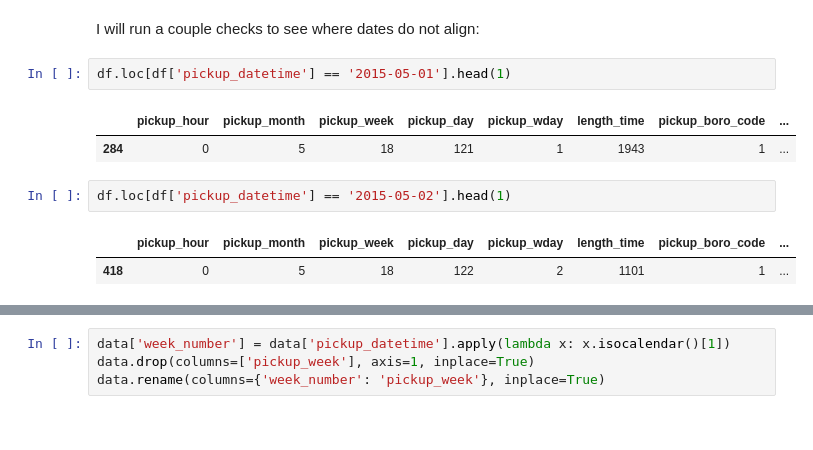
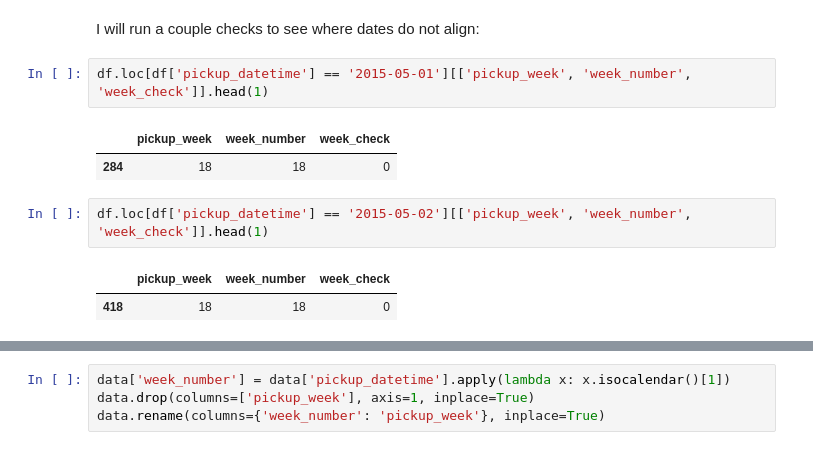
Before and after one commit to MichalKrzyzanski2002/Foundations-Data-Science-Project, a Jupyter notebook: Cleaning.ipynb, the cells around one changed output, grey strips where cells are left out. Drawn from its saved outputs; the diff is of its cells as text.

```diff
--- a/Cleaning.ipynb
+++ b/Cleaning.ipynb
@@ -740,13 +738,13 @@ df.head()
 # %% [markdown]
 I will run a couple checks to see where dates do not align:
 # %%
-df.loc[df['pickup_datetime'] == '2015-05-01'].head(1)
+df.loc[df['pickup_datetime'] == '2015-05-01'][['pickup_week', 'week_number', 'week_check']].head(1)
 # %% [output]
-|  | pickup_hour | pickup_month | pickup_week | pickup_day | pickup_wday | length_time | pickup_boro_code | ... |
-| 284 | 0 | 5 | 18 | 121 | 1 | 1943 | 1 | ... |
+|  | pickup_week | week_number | week_check |
+| 284 | 18 | 18 | 0 |
 # %%
-df.loc[df['pickup_datetime'] == '2015-05-02'].head(1)
+df.loc[df['pickup_datetime'] == '2015-05-02'][['pickup_week', 'week_number', 'week_check']].head(1)
 # %% [output]
-|  | pickup_hour | pickup_month | pickup_week | pickup_day | pickup_wday | length_time | pickup_boro_code | ... |
-| 418 | 0 | 5 | 18 | 122 | 2 | 1101 | 1 | ... |
+|  | pickup_week | week_number | week_check |
+| 418 | 18 | 18 | 0 |
 # %%
```
Also changed, not shown: parts of 34 cells of this notebook.
